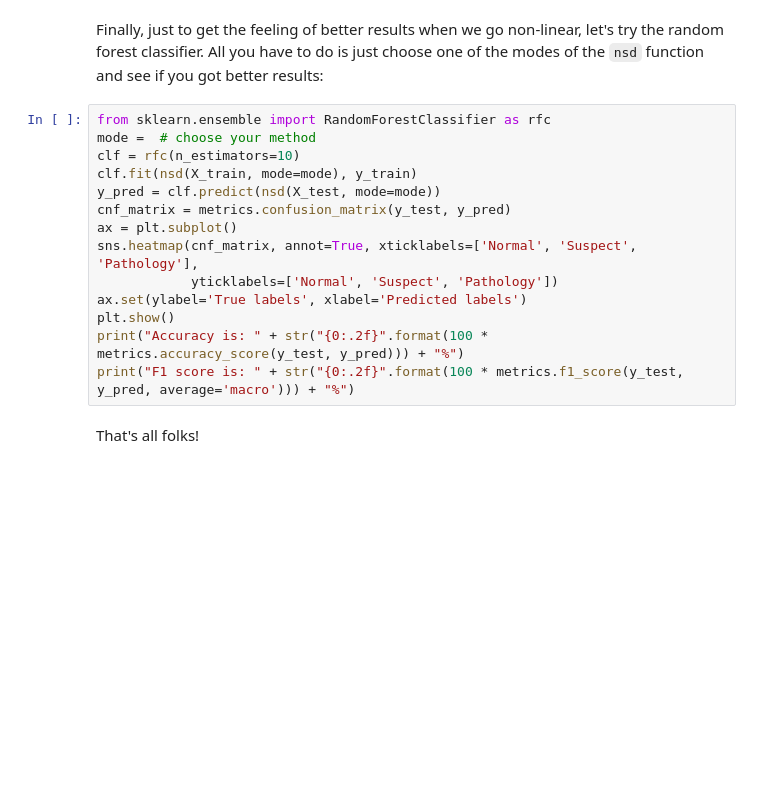
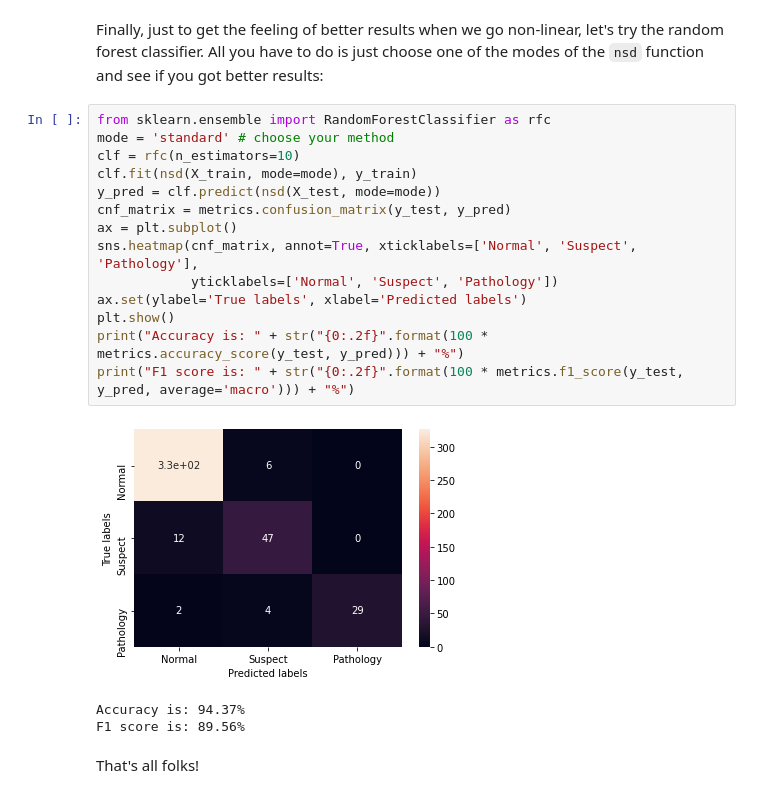
Before and after one commit to mlh-master/hw1_mlh-amit-yoel, a Jupyter notebook: HW1.ipynb, the cells around one changed output. Drawn from its saved outputs; the diff is of its cells as text; blank space fills up the shorter version.

```diff
--- a/HW1.ipynb
+++ b/HW1.ipynb
@@ -543,17 +548,21 @@ As you can see, the features were non-linearly transformed simply by squaring ea
 Finally, just to get the feeling of better results when we go non-linear, let's try the random forest classifier. All you have to do is just choose one of the modes of the `nsd` function and see if you got better results:
 # %%
 from sklearn.ensemble import RandomForestClassifier as rfc
-mode =  # choose your method
+mode = 'standard' # choose your method
 clf = rfc(n_estimators=10)
 clf.fit(nsd(X_train, mode=mode), y_train)
 y_pred = clf.predict(nsd(X_test, mode=mode))
 cnf_matrix = metrics.confusion_matrix(y_test, y_pred)
 ax = plt.subplot()
 sns.heatmap(cnf_matrix, annot=True, xticklabels=['Normal', 'Suspect', 'Pathology'],
             yticklabels=['Normal', 'Suspect', 'Pathology'])
 ax.set(ylabel='True labels', xlabel='Predicted labels')
 plt.show()
 print("Accuracy is: " + str("{0:.2f}".format(100 * metrics.accuracy_score(y_test, y_pred))) + "%")
 print("F1 score is: " + str("{0:.2f}".format(100 * metrics.f1_score(y_test, y_pred, average='macro'))) + "%")
+# %% [output]
+[figure, added]
+Accuracy is: 94.37%
+F1 score is: 89.56%
 # %% [markdown]
 That's all folks!
```
Also changed, not shown: parts of 8 cells of this notebook.
